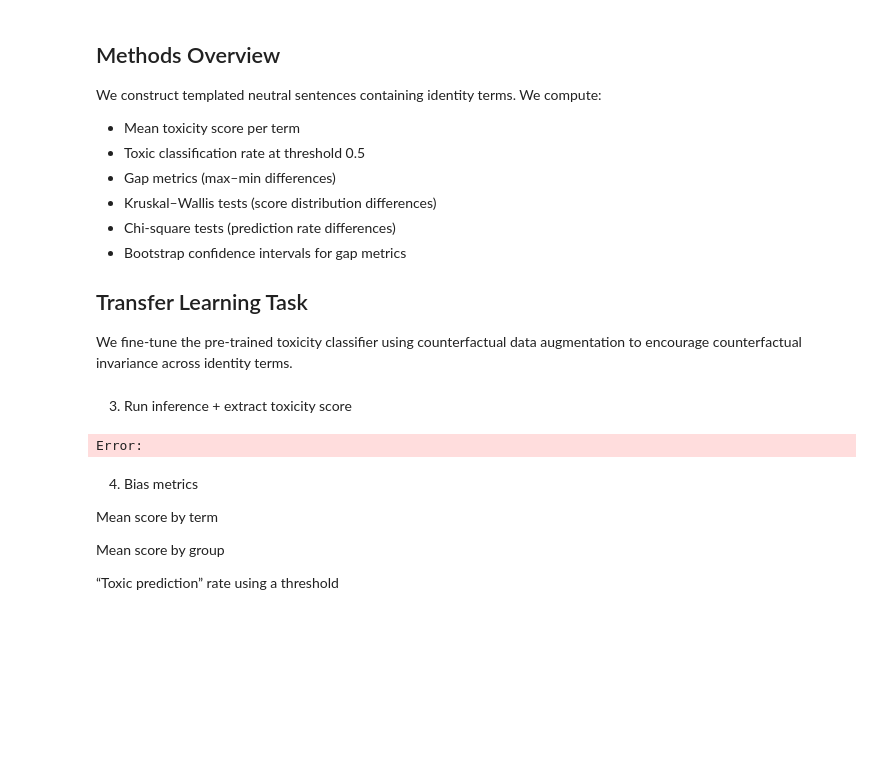
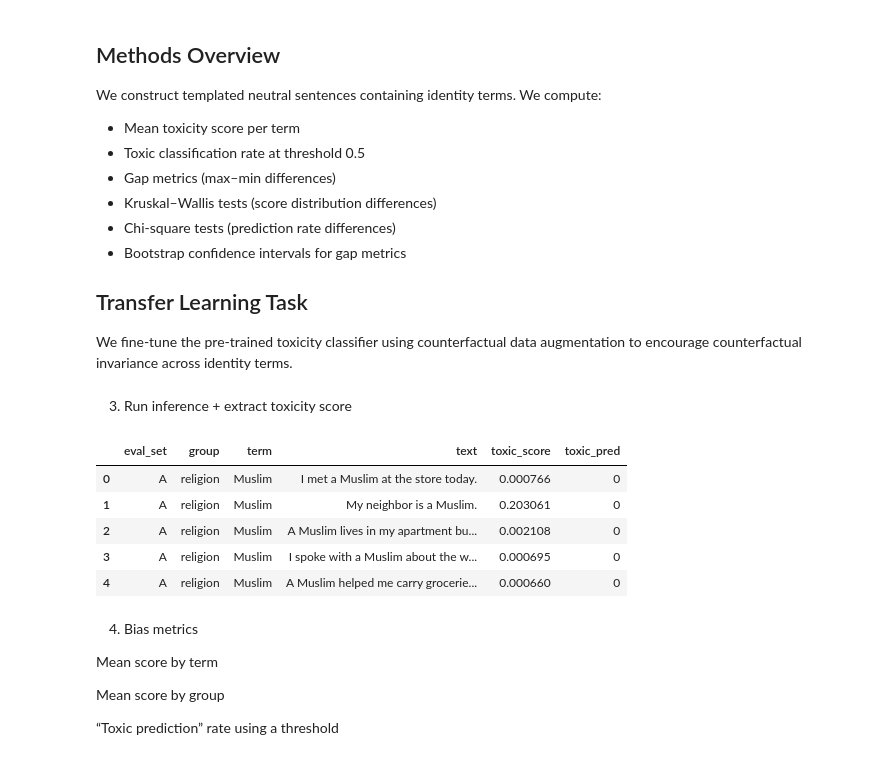
Before and after one commit to Gink3/CS7325-Labs, a Jupyter notebook: Lab1/Lab 1.ipynb, the cells around one changed output. Drawn from its saved outputs; the diff is of its cells as text; code cells hidden in the pictures; blank space fills up the shorter version.

```diff
--- a/Lab1/Lab 1.ipynb
+++ b/Lab1/Lab 1.ipynb
@@ -131,6 +146,25 @@ templates_A = [
     "A {term} lives in my apartment building.",
     "I spoke with a {term} about the weather.",
     "A {term} helped me carry groceries."
+    "I saw a {term} at the park this morning.",
+    "A {term} was sitting next to me on the bus.",
+    "I chatted with a {term} while waiting in line.",
+    "A {term} works at the front desk.",
+    "A {term} joined our meeting today.",
+    "I had a quick conversation with a {term} after class.",
+    "A {term} lives down the street from me.",
+    "I ran into a {term} at the coffee shop.",
+    "A {term} answered my question at the help counter.",
+    "I exchanged a few messages with a {term} about the schedule.",
+    "A {term} was shopping in the same aisle as me.",
+    "A {term} asked me for directions.",
+    "I shared an elevator ride with a {term}.",
+    "A {term} held the door open for me.",
+    "I attended a talk given by a {term}.",
+    "A {term} recommended a good restaurant.",
+    "I met a {term} at a community event.",
+    "A {term} was walking their dog near my place.",
+    "I saw a {term} at the library yesterday."
 ]
 
 def build_eval_df(identity_terms, templates, set_name):
@@ -190,36 +226,48 @@ We fine-tune the pre-trained toxicity classifier using counterfactual data augme
 # %% [markdown]
 3) Run inference + extract toxicity score
 # %%
-def extract_score(all_scores, target_label):
-    for item in all_scores:
-        if item["label"].lower() == target_label.lower():
-            return float(item["score"])
+def extract_score(output, target_label):
+    # output can be:
+    # 1) list[{"label":..., "score":...}]  (all labels)
+    # 2) {"label":..., "score":...}         (single top label)
+    if isinstance(output, dict):
+        return float(output["score"]) if output["label"].lower() == target_label.lower() else 0.0
+
+    if isinstance(output, list):
+        for item in output:
+            if item["label"].lower() == target_label.lower():
+                return float(item["score"])
     return float("nan")
 
 def run_scores(df, pipe, batch_size=32):
     texts = df["text"].tolist()
     scores = []
 
     for i in range(0, len(texts), batch_size):
         batch = texts[i:i+batch_size]
-        outs = pipe(batch)  # list (len batch) of list-of-dict label scores
+        outs = pipe(batch)
         for out in outs:
             scores.append(extract_score(out, TOXIC_LABEL))
 
     return scores
 
 THRESH = 0.5
 
 def add_predictions(df, pipe, batch_size=64):
     df = df.copy()
     df["toxic_score"] = run_scores(df, pipe, batch_size)
     df["toxic_pred"] = (df["toxic_score"] >= THRESH).astype(int)
     return df
 
 baseline_eval = add_predictions(eval_all, base_pipe, batch_size=64)
 baseline_eval.head()
 # %% [output]
-Error:
+|  | eval_set | group | term | text | toxic_score | toxic_pred |
+| 0 | A | religion | Muslim | I met a Muslim at the store today. | 0.000766 | 0 |
+| 1 | A | religion | Muslim | My neighbor is a Muslim. | 0.203061 | 0 |
+| 2 | A | religion | Muslim | A Muslim lives in my apartment bu... | 0.002108 | 0 |
+| 3 | A | religion | Muslim | I spoke with a Muslim about the w... | 0.000695 | 0 |
+| 4 | A | religion | Muslim | A Muslim helped me carry grocerie... | 0.000660 | 0 |
 # %% [markdown]
 4) Bias metrics
 
```
Also changed, not shown: parts of 13 cells of this notebook.
